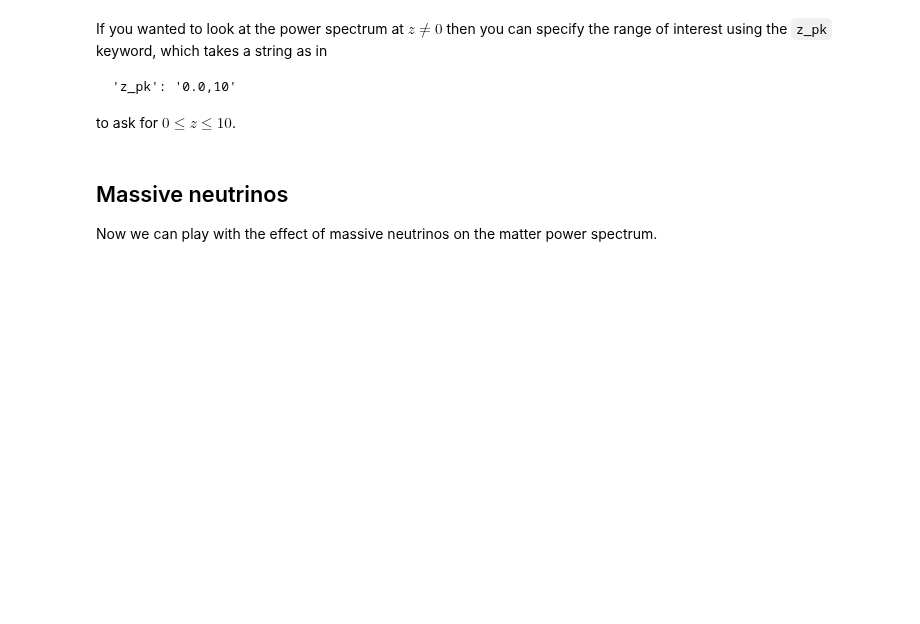
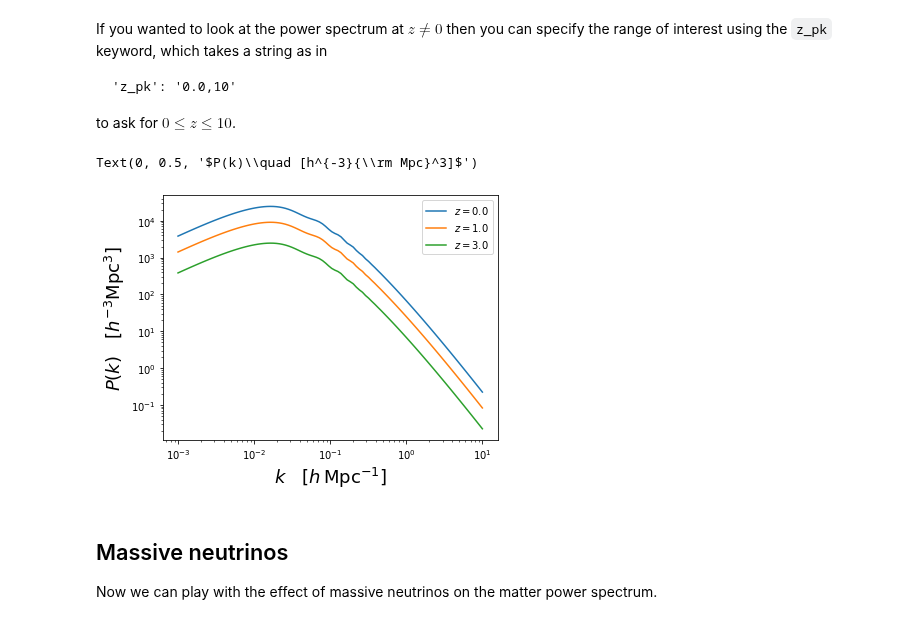
Before and after one commit to LBJ-Wade/Notebooks_cosmology, a Jupyter notebook: physics229/ClassBoltzmannCode.ipynb, the cells around one changed output. Drawn from its saved outputs; the diff is of its cells as text; code cells hidden in the pictures; blank space fills up the shorter version.

Commit message:
Add pk_cb example.

````diff
--- a/physics229/ClassBoltzmannCode.ipynb
+++ b/physics229/ClassBoltzmannCode.ipynb
@@ -199,6 +199,41 @@ If you wanted to look at the power spectrum at $z\ne 0$ then you can specify the
 'z_pk': '0.0,10'
 ```
 to ask for $0\le z\le 10$.
+# %%
+# Here's an example plotting the cold dark matter + baryon spectrum
+# for a few different redshifts:
+pkparams = {
+    'output': 'mPk',
+    'P_k_max_h/Mpc': 20.,
+    'z_pk': '0.0,10',
+    'A_s': np.exp(3.040)*1e-10,
+    'n_s': 0.96824,
+    'h': 0.6770,
+    'N_ur': 2.0328,
+    'N_ncdm': 1,
+    'm_ncdm': 0.06,
+    'tau_reio': 0.0568,
+    'omega_b': 0.022447,
+    'omega_cdm': 0.11923}
+#
+pkclass = Class()
+pkclass.set(pkparams)
+pkclass.compute()
+#
+kk = np.logspace(-3.0,1.0,100)
+#
+fig,ax = plt.subplots(1,1,figsize=(6,4.5))
+for zz in [0.0,1.0,3.0]:
+    pkcb = np.array( [pkclass.pk_cb(k*pkparams['h'],zz)*pkparams['h']**3 for k in kk] )
+    ax.plot(kk,pkcb,label="$z={:.1f}$".format(zz))
+ax.legend()
+ax.set_xscale('log')
+ax.set_yscale('log')
+ax.set_xlabel(r'$k\quad [h\,{\rm Mpc}^{-1}]$',fontsize=18)
+ax.set_ylabel(r'$P(k)\quad [h^{-3}{\rm Mpc}^3]$',fontsize=18)
+# %% [output]
+Text(0, 0.5, '$P(k)\\quad [h^{-3}{\\rm Mpc}^3]$')
+[figure, added]
 # %% [markdown]
 ## Massive neutrinos ##
 
````
Also changed, not shown: parts of 2 cells of this notebook.
